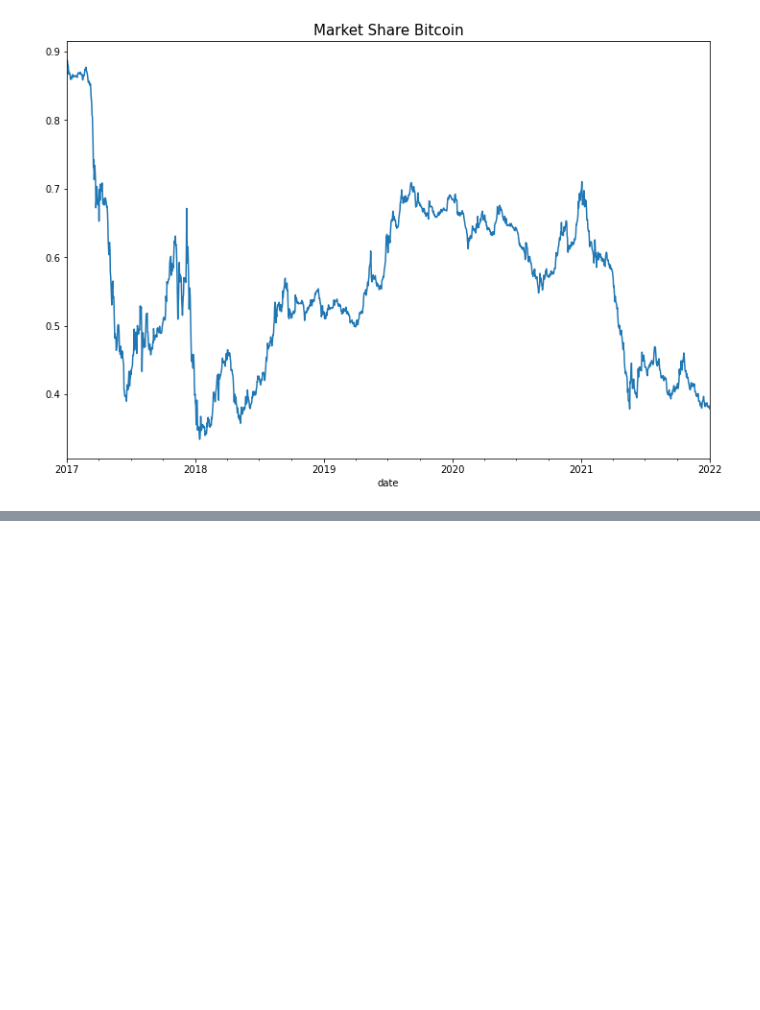
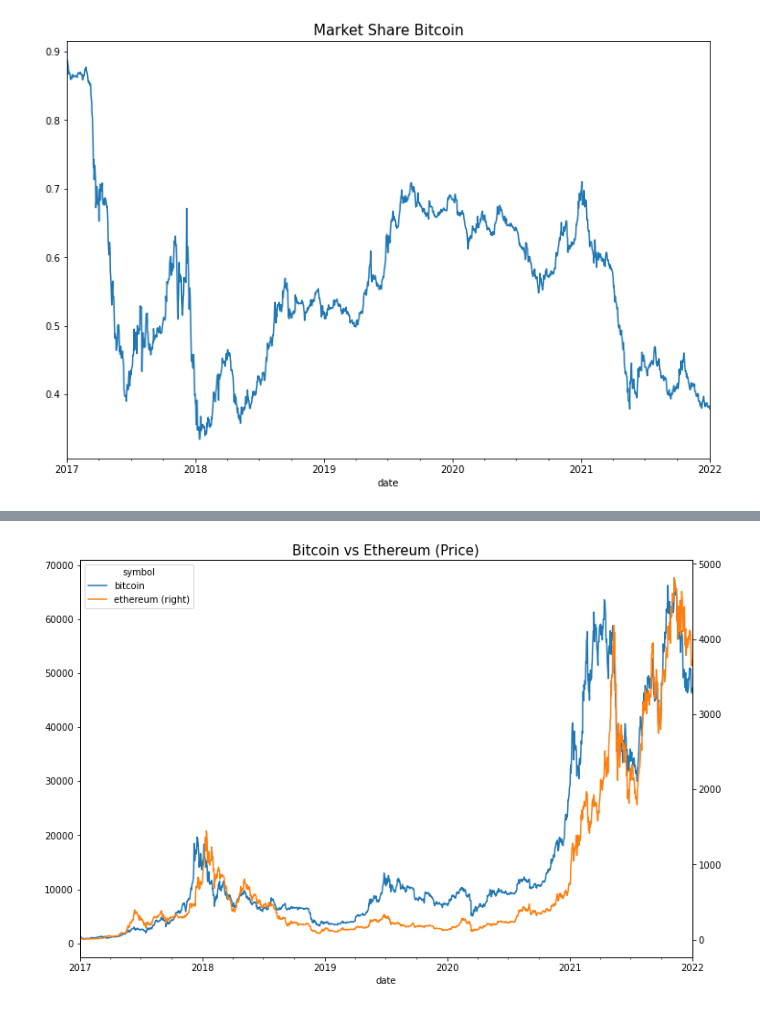
Before and after one commit to Jayce77/pythonDataCookbook, a Jupyter notebook: WorkingWithCoinGeckoData.ipynb, the cells around one changed output, grey strips where cells are left out. Drawn from its saved outputs; the diff is of its cells as text; code cells hidden in the pictures; blank space fills up the shorter version.

Commit message:
Working with CoinGecko Data wide format analysis

```diff
--- a/WorkingWithCoinGeckoData.ipynb
+++ b/WorkingWithCoinGeckoData.ipynb
@@ -542,0 +549,4 @@ plt.show()
+# %%
+df.set_index('date', inplace=True)
+wide = df.pivot(columns='symbol')
+wide
@@ -542,0 +577,3 @@ plt.show()
+# %%
+price = wide.price
+price
@@ -542,0 +595,6 @@ plt.show()
+# %%
+price[['bitcoin', 'ethereum']].plot(figsize=(12,8), secondary_y='ethereum')
+plt.title('Bitcoin vs Ethereum (Price)', fontsize=15)
+plt.show()
+# %% [output]
+[figure, added]
```
Also changed, not shown: parts of 5 cells of this notebook.
